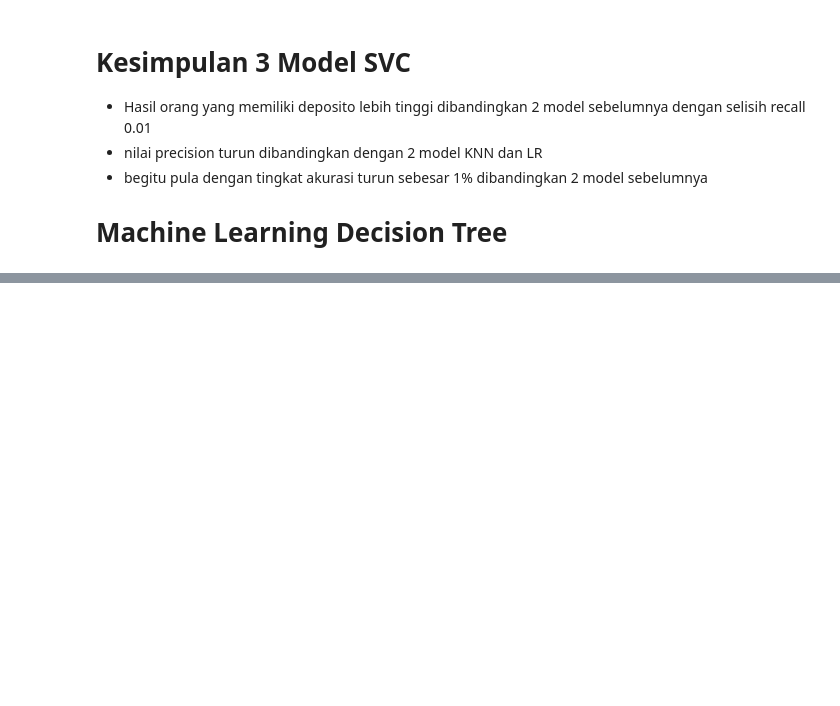
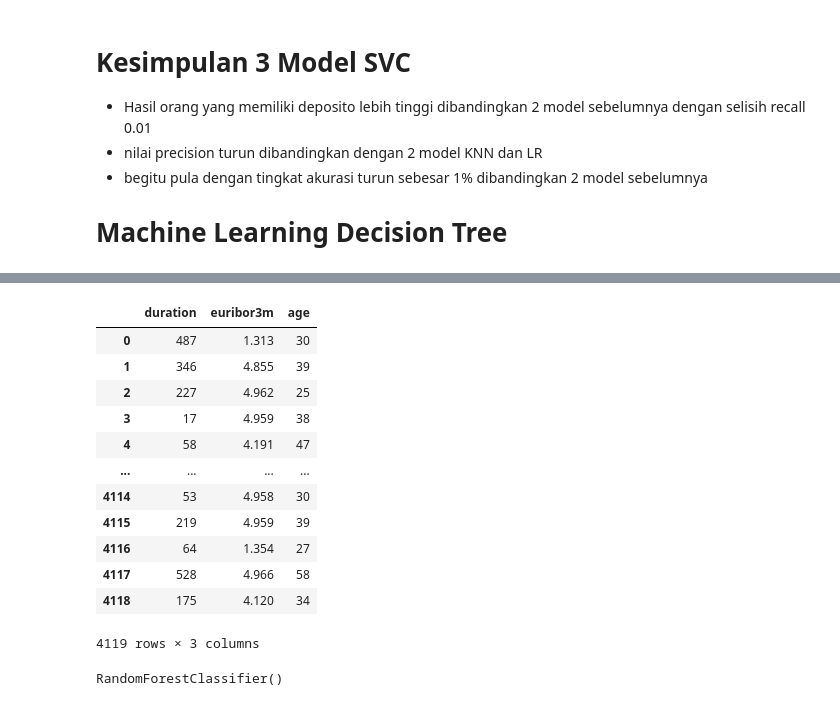
Before and after one commit to Ajhie1987/Python_Train, a Jupyter notebook: Fajri3.ipynb, the cells around one changed output, grey strips where cells are left out. Cells and saved outputs as stored; diff of their text form; code cells hidden in the pictures; blank space fills up the shorter version.

```diff
--- a/Fajri3.ipynb
+++ b/Fajri3.ipynb
@@ -330,0 +402,26 @@ InvocationException: GraphViz's executables not found
+# %%
+df_train_fiturRF = df_train_fitur[['duration','euribor3m','age']]
+df_train_fiturRF
+
+df_test_fiturRF = df_test_fitur[['duration','euribor3m','age']]
+
+df_test_fiturRF
+# %% [output]
+|  | duration | euribor3m | age |
+| 0 | 487 | 1.313 | 30 |
+| 1 | 346 | 4.855 | 39 |
+| 2 | 227 | 4.962 | 25 |
+| 3 | 17 | 4.959 | 38 |
+| 4 | 58 | 4.191 | 47 |
+| ... | ... | ... | ... |
+| 4114 | 53 | 4.958 | 30 |
+| 4115 | 219 | 4.959 | 39 |
+| 4116 | 64 | 1.354 | 27 |
+| 4117 | 528 | 4.966 | 58 |
+| 4118 | 175 | 4.120 | 34 |
+4119 rows × 3 columns
+# %%
+model_RF = RandomForestClassifier(n_estimators=100)
+model_RF.fit(df_train_fiturRF, df_train_target)
+# %% [output]
+RandomForestClassifier()
```
Also changed, not shown: parts of 14 cells of this notebook, 2 other files.
